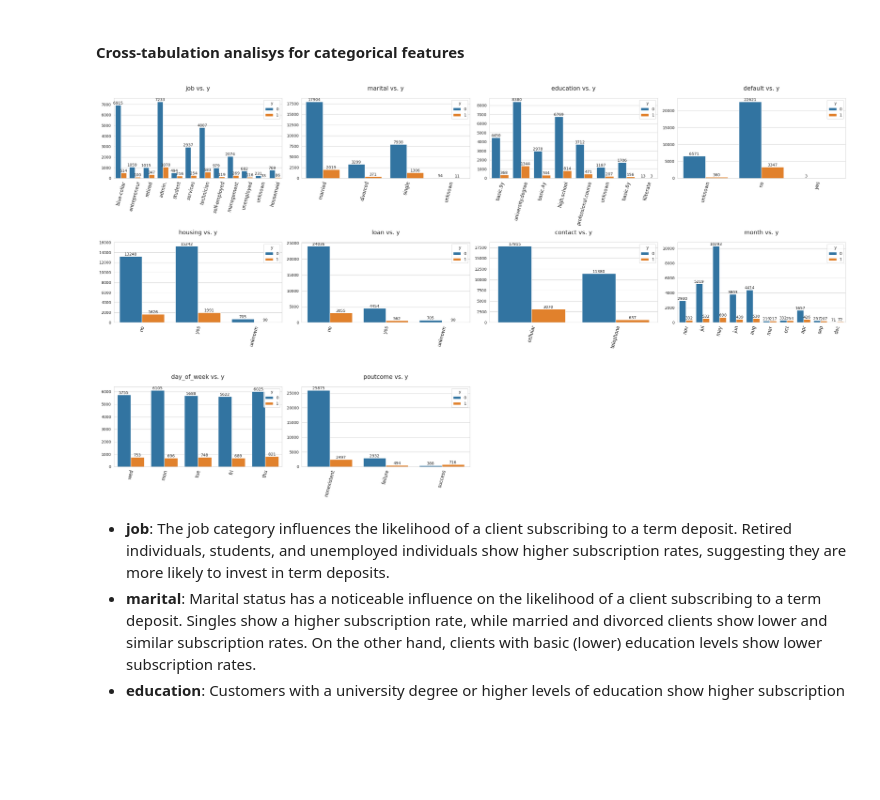
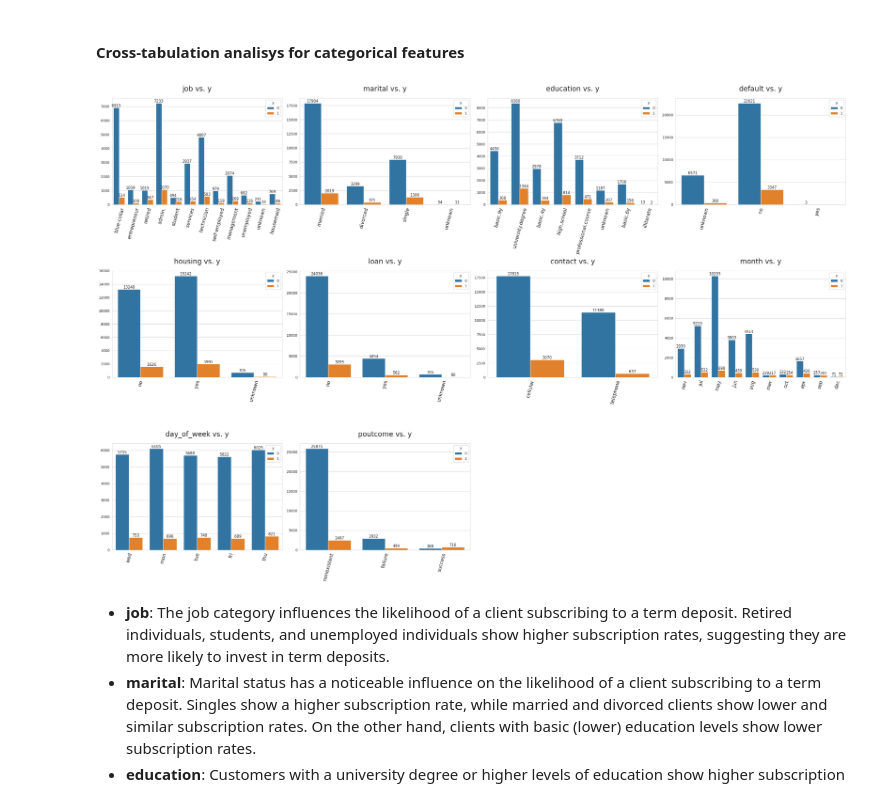
Before and after one commit to naty88/customer_subscriptions_prediction, a Jupyter notebook: notebooks/EDA_analysis.ipynb, the cells around one changed output. Saved outputs shown, nothing was run; the diff lists cells and outputs as text; code cells hidden in the pictures; blank space fills up the shorter version.

```diff
--- a/notebooks/EDA_analysis.ipynb
+++ b/notebooks/EDA_analysis.ipynb
@@ -191,8 +188,6 @@ bins
 32909      (38.0, 47.0]
 Name: age, Length: 32902, dtype: category
 Categories (4, interval[float64, right]): [(16.999, 32.0] < (32.0, 38.0] < (38.0, 47.0] < (47.0, 98.0]]
-# %%
-df["bins"] = pd.qcut(df['age'], q=4)  # https://pbpython.com/pandas-qcut-cut.html
 # %%
 df
 # %% [output]
@@ -320,24 +315,24 @@ plt.tight_layout()
 # %%
 num_rows = 3
 num_cols = 4
 
-plt.figure(figsize=(27, 15))
+plt.figure(figsize=(30, 20))
 
 for i, feature in enumerate(categorical_features, 1):
     if feature != "y":
         plt.subplot(num_rows, num_cols, i)
         ax = sns.countplot(data=df, x=feature, hue='y')
         for container in ax.containers:
-            ax.bar_label(container)
-        plt.title(f'{feature} vs. y', fontsize=15, pad=20)
+            ax.bar_label(container, fontsize=10.5)
+        plt.title(f'{feature} vs. y', fontsize=20, pad=20)
         plt.xlabel(None)
         plt.ylabel(None)
-        plt.xticks(rotation=75, fontsize=12)
+        plt.xticks(rotation=75, fontsize=14)
         plt.yticks(fontsize=10)
 
 plt.tight_layout()
 # %% [output]
-[figure, old version]
+[figure, new version]
 # %% [markdown]
 * **job**: The job category influences the likelihood of a client subscribing to a term deposit. Retired individuals, students, and unemployed individuals show higher subscription rates, suggesting they are more likely to invest in term deposits.
 * **marital**: Marital status has a noticeable influence on the likelihood of a client subscribing to a term deposit. Singles show a higher subscription rate, while married and divorced clients show lower and similar subscription rates. On the other hand, clients with basic (lower) education levels show lower subscription rates.
```
Also changed, not shown: parts of 2 cells of this notebook, 1 other file.
